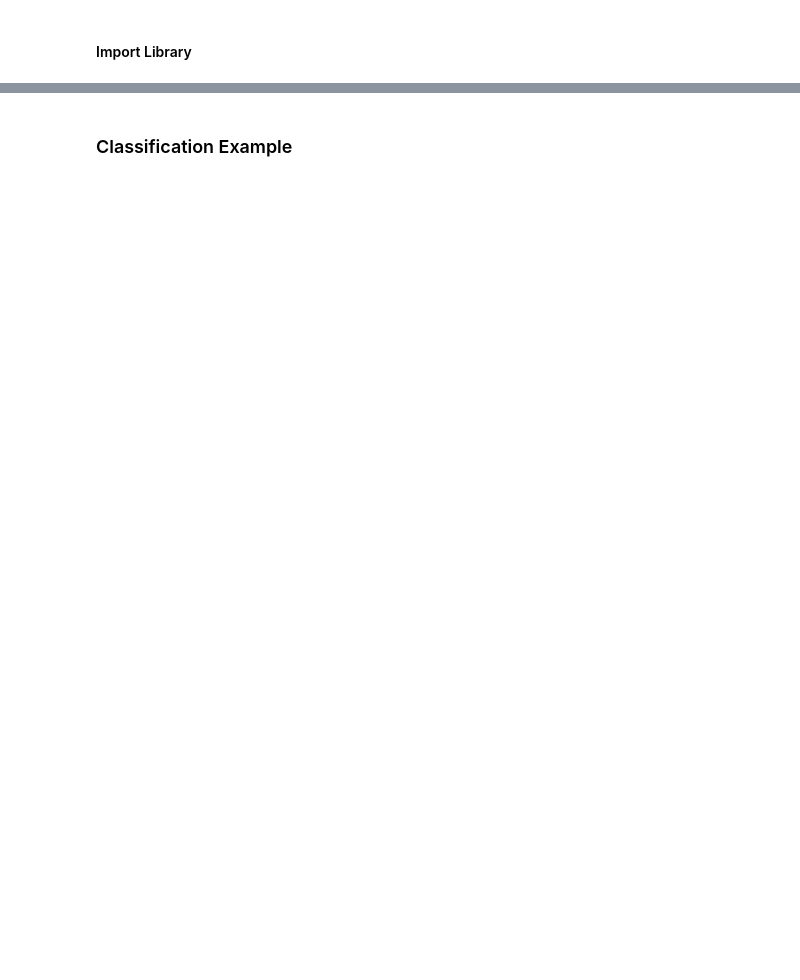
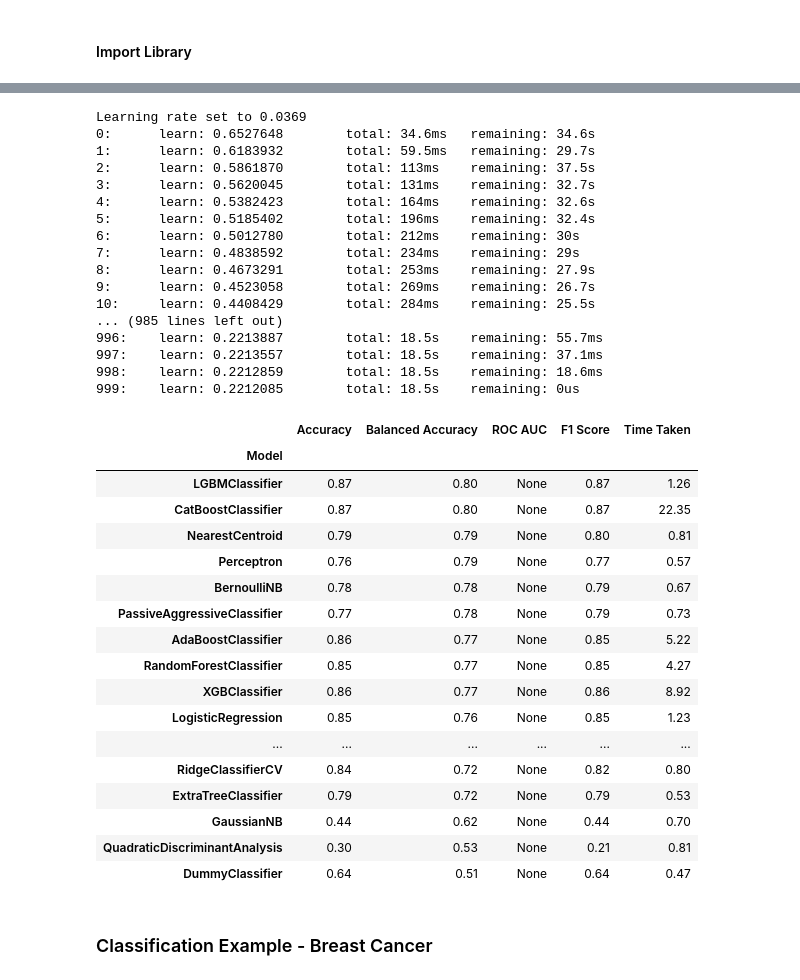
Before and after one commit to spettiett/dsc-mod-5-project-online-ds-pt-061019, a Jupyter notebook: Project_5_ML(LazyPredict).ipynb, the cells around one changed output, grey strips where cells are left out. Cells and saved outputs as stored; diff of their text form; code cells hidden in the pictures; blank space fills up the shorter version.

```diff
--- a/Project_5_ML(LazyPredict).ipynb
+++ b/Project_5_ML(LazyPredict).ipynb
@@ -162,3 +229,45 @@ from sklearn.model_selection import train_test_split
+# %%
+# Create train_test split
+X_train, X_test, y_train, y_test = train_test_split(X, y,test_size=.5,random_state =123)
+clf = LazyClassifier(verbose=0,ignore_warnings=True, custom_metric=None, predictions=True)
+models,predictions = clf.fit(X_train, X_test, y_train, y_test)
+models
+# %% [output]
+Learning rate set to 0.0369
+0:      learn: 0.6527648        total: 34.6ms   remaining: 34.6s
+1:      learn: 0.6183932        total: 59.5ms   remaining: 29.7s
+2:      learn: 0.5861870        total: 113ms    remaining: 37.5s
+3:      learn: 0.5620045        total: 131ms    remaining: 32.7s
+4:      learn: 0.5382423        total: 164ms    remaining: 32.6s
+5:      learn: 0.5185402        total: 196ms    remaining: 32.4s
+6:      learn: 0.5012780        total: 212ms    remaining: 30s
+7:      learn: 0.4838592        total: 234ms    remaining: 29s
+8:      learn: 0.4673291        total: 253ms    remaining: 27.9s
+9:      learn: 0.4523058        total: 269ms    remaining: 26.7s
+10:     learn: 0.4408429        total: 284ms    remaining: 25.5s
+... (985 lines left out)
+996:    learn: 0.2213887        total: 18.5s    remaining: 55.7ms
+997:    learn: 0.2213557        total: 18.5s    remaining: 37.1ms
+998:    learn: 0.2212859        total: 18.5s    remaining: 18.6ms
+999:    learn: 0.2212085        total: 18.5s    remaining: 0us
+|  | Accuracy | Balanced Accuracy | ROC AUC | F1 Score | Time Taken |
+| Model |  |  |  |  |  |
+| LGBMClassifier | 0.87 | 0.80 | None | 0.87 | 1.26 |
+| CatBoostClassifier | 0.87 | 0.80 | None | 0.87 | 22.35 |
+| NearestCentroid | 0.79 | 0.79 | None | 0.80 | 0.81 |
+| Perceptron | 0.76 | 0.79 | None | 0.77 | 0.57 |
+| BernoulliNB | 0.78 | 0.78 | None | 0.79 | 0.67 |
+| PassiveAggressiveClassifier | 0.77 | 0.78 | None | 0.79 | 0.73 |
+| AdaBoostClassifier | 0.86 | 0.77 | None | 0.85 | 5.22 |
+| RandomForestClassifier | 0.85 | 0.77 | None | 0.85 | 4.27 |
+| XGBClassifier | 0.86 | 0.77 | None | 0.86 | 8.92 |
+| LogisticRegression | 0.85 | 0.76 | None | 0.85 | 1.23 |
+| ... | ... | ... | ... | ... | ... |
+| RidgeClassifierCV | 0.84 | 0.72 | None | 0.82 | 0.80 |
+| ExtraTreeClassifier | 0.79 | 0.72 | None | 0.79 | 0.53 |
+| GaussianNB | 0.44 | 0.62 | None | 0.44 | 0.70 |
+| QuadraticDiscriminantAnalysis | 0.30 | 0.53 | None | 0.21 | 0.81 |
+| DummyClassifier | 0.64 | 0.51 | None | 0.64 | 0.47 |
 # %% [markdown]
-### Classification Example
+### Classification Example - Breast Cancer
 # %%
```
Also changed, not shown: parts of 11 cells of this notebook.
